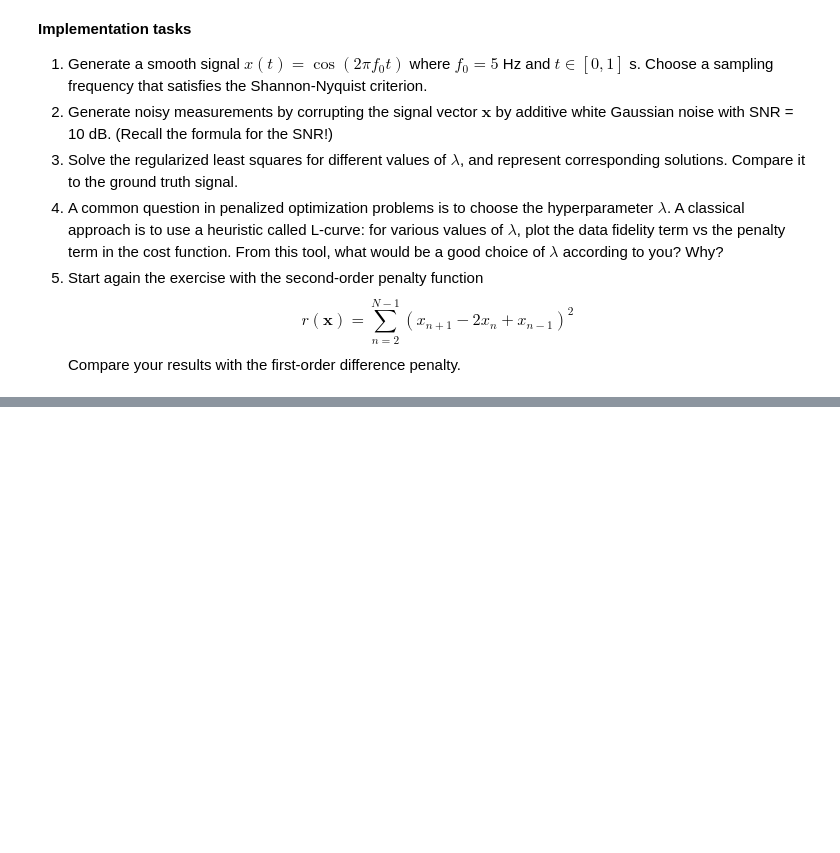
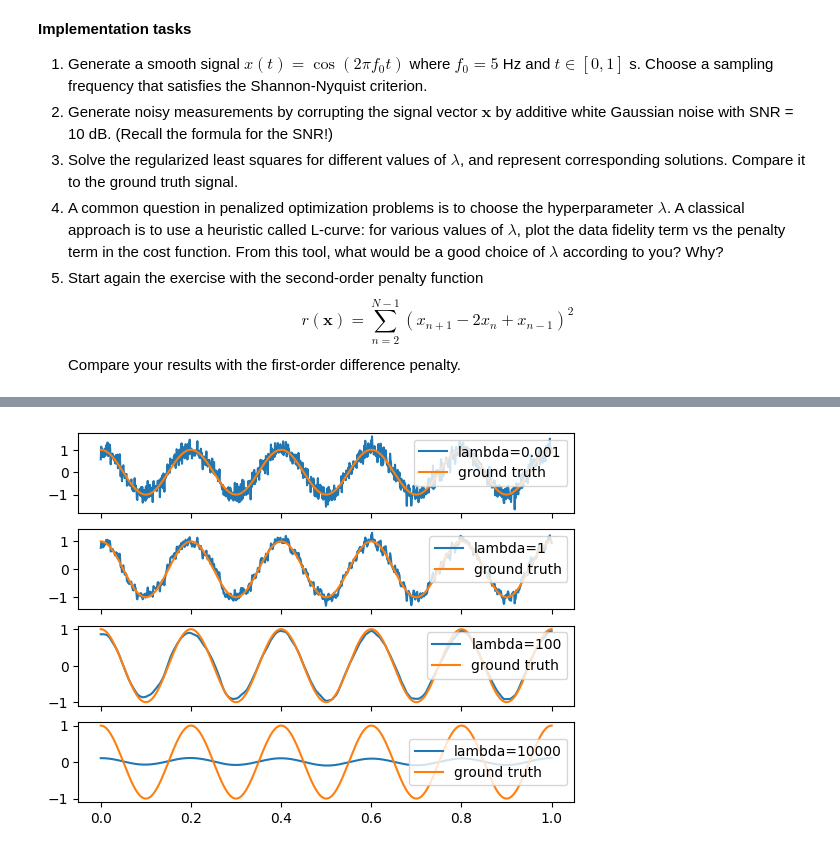
Before and after one commit to Yassine913/Info, a Jupyter notebook: notebooks/TP1.ipynb, the cells around one changed output, grey strips where cells are left out. Saved outputs shown, nothing was run; the diff lists cells and outputs as text; code cells hidden in the pictures; blank space fills up the shorter version.

```diff
--- a/notebooks/TP1.ipynb
+++ b/notebooks/TP1.ipynb
@@ -153,0 +168,21 @@ Compare your results with the first-order difference penalty.
+# %%
+# question 3:
+def D(N):
+  D=np.zeros((N,N))
+  for i in range(N-1):
+    D[i,i]=-1
+    D[i,i+1]=1
+  return D
+
+def matrix(lam,D,N):
+  return np.eye(N)+lam*D.T@D
+lams = [10**-3, 1, 100, 10**4]
+fig,ax = plt.subplots(nrows=len(lams), sharex=True)
+for i in range(len(lams)):
+  x1=np.linalg.inv(matrix(lams[i],D,N))@y
+
+  ax[i].plot(t,x1,label='lambda='+str(lams[i]))
+  ax[i].plot(t, x, label='ground truth')
+  ax[i].legend(loc=1)
+  plt.legend()
+# %% [output]
@@ -153,0 +192 @@ Compare your results with the first-order difference penalty.
+[figure, added]
```
Also changed, not shown: parts of 10 cells of this notebook.
